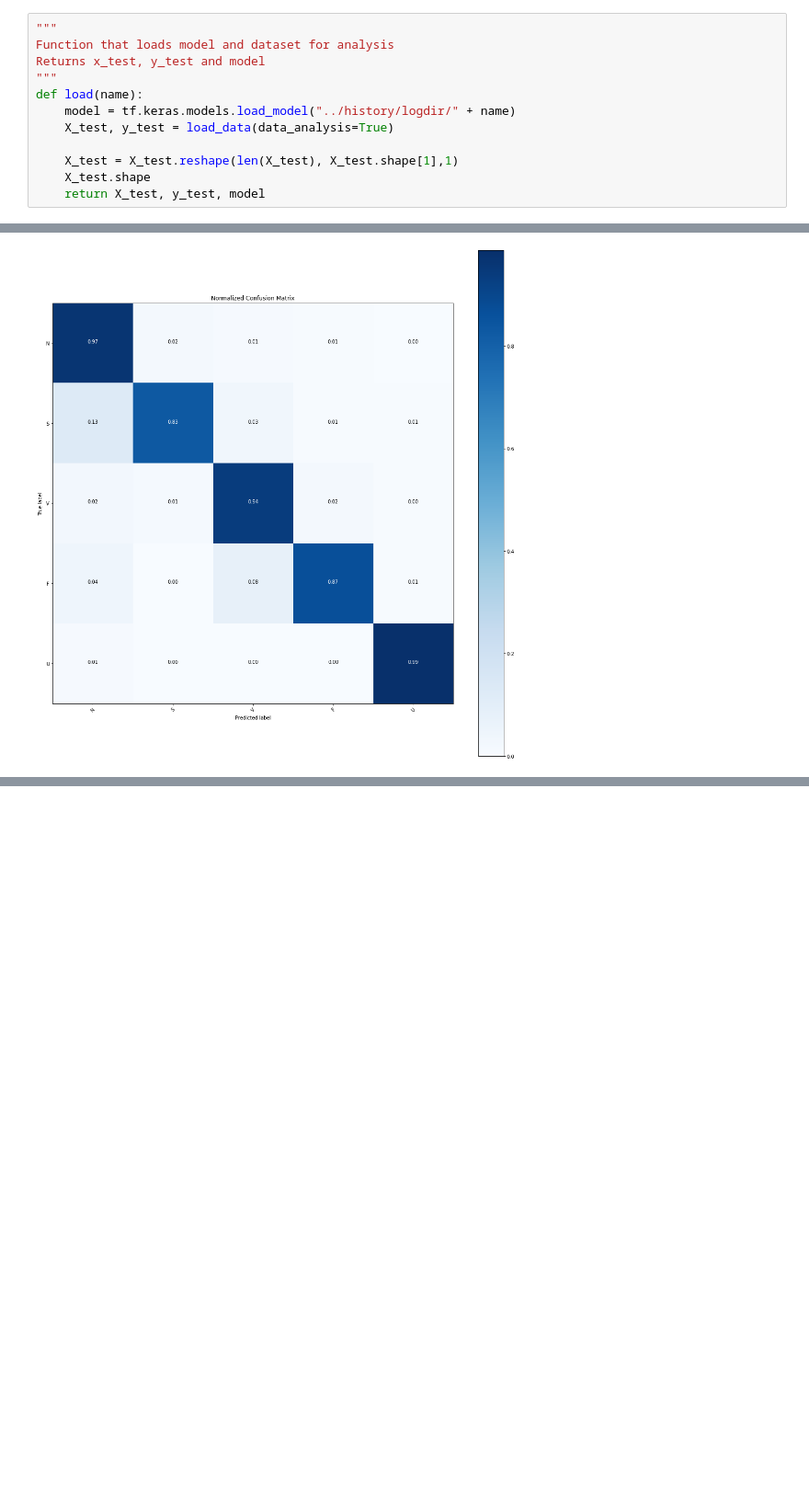
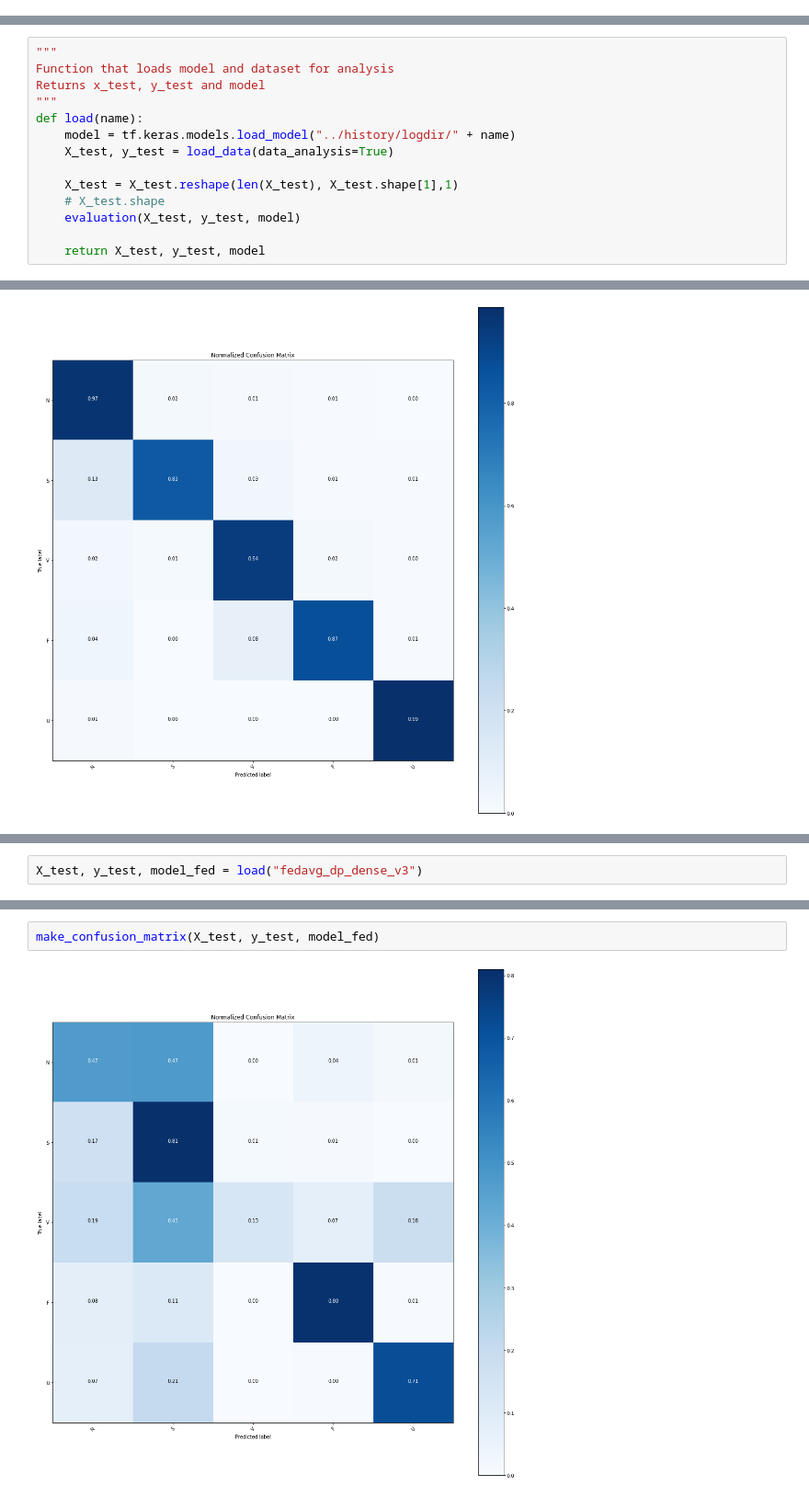
Before and after one commit to dilawarm/federated, a Jupyter notebook: notebooks/ModelAnalysis.ipynb, the cells around one changed output, grey strips where cells are left out. Shown at 92% size. Drawn from its saved outputs; the diff is of its cells as text; blank space fills up the shorter version.

```diff
--- a/notebooks/ModelAnalysis.ipynb
+++ b/notebooks/ModelAnalysis.ipynb
@@ -12,18 +13,6 @@ import itertools
 # %%
 import nest_asyncio
 nest_asyncio.apply()
-# %%
-"""
-Function that loads model and dataset for analysis
-Returns x_test, y_test and model
-"""
-def load(name):
-    model = tf.keras.models.load_model("../history/logdir/" + name)
-    X_test, y_test = load_data(data_analysis=True)
-
-    X_test = X_test.reshape(len(X_test), X_test.shape[1],1)
-    X_test.shape
-    return X_test, y_test, model
 # %%
 """
 Function that evaluates the model.
@@ -66,6 +55,20 @@ def make_confusion_matrix(X,y, model):
 
 
     plt.show()
+# %%
+"""
+Function that loads model and dataset for analysis
+Returns x_test, y_test and model
+"""
+def load(name):
+    model = tf.keras.models.load_model("../history/logdir/" + name)
+    X_test, y_test = load_data(data_analysis=True)
+
+    X_test = X_test.reshape(len(X_test), X_test.shape[1],1)
+    # X_test.shape
+    evaluation(X_test, y_test, model)
+
+    return X_test, y_test, model
 # %% [markdown]
 # Model analysis for centralized learning
 # %% [markdown]
@@ -304,0 +310,2 @@ make_confusion_matrix(X_test, y_test, model_fed)
+# %%
+X_test, y_test, model_fed = load("fedavg_dp_dense_v3")
@@ -304,0 +314,4 @@ make_confusion_matrix(X_test, y_test, model_fed)
+# %%
+make_confusion_matrix(X_test, y_test, model_fed)
+# %% [output]
+[figure, added]
```
Also changed, not shown: parts of 5 cells of this notebook, 2 other files.
